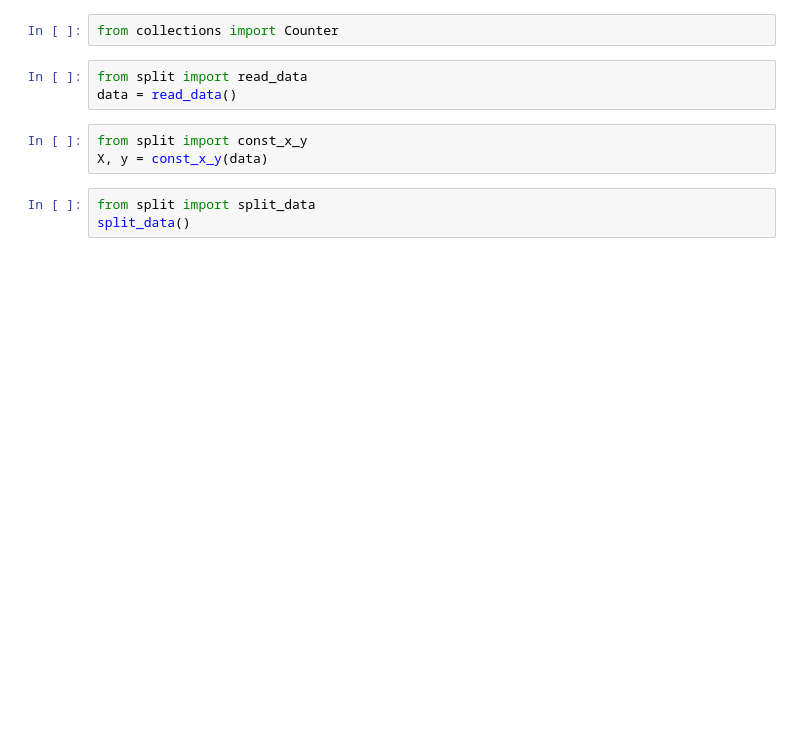
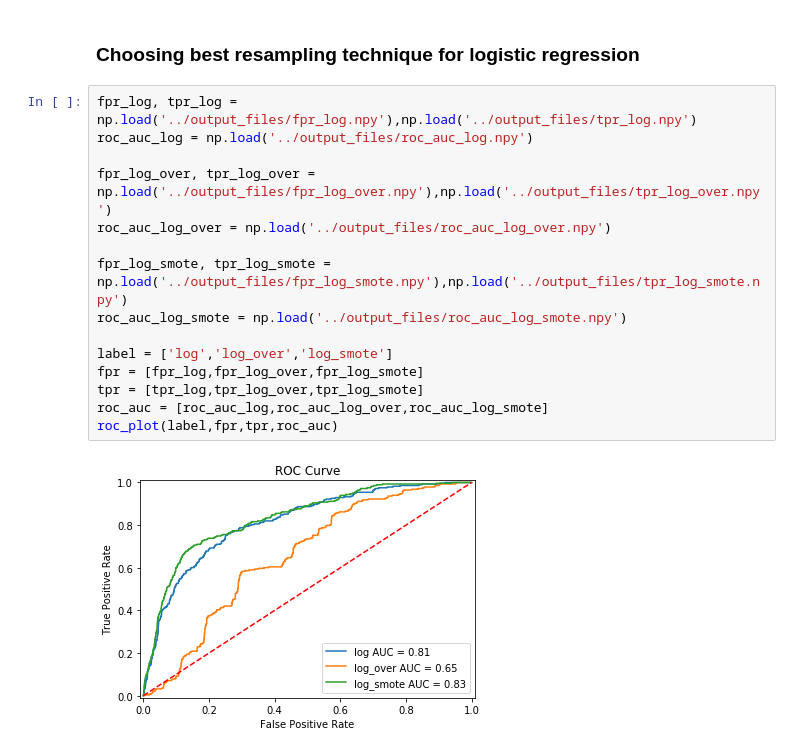
Before and after one commit to KoralleB/CA_Vehicle, a Jupyter notebook: notebook/ModelPlots.ipynb, the cells around one changed output. Drawn from its saved outputs; the diff is of its cells as text; blank space fills up the shorter version.

```diff
--- a/notebook/ModelPlots.ipynb
+++ b/notebook/ModelPlots.ipynb
@@ -14,13 +15,21 @@ from model_plot import conf_mat
 from model_plot import var_imp
-# %%
-from collections import Counter
-# %%
-from split import read_data
-data = read_data()
-# %%
-from split import const_x_y
-X, y = const_x_y(data)
-# %%
-from split import split_data
-split_data()
+# %% [markdown]
+### Choosing best resampling technique for logistic regression
+# %%
+fpr_log, tpr_log = np.load('../output_files/fpr_log.npy'),np.load('../output_files/tpr_log.npy')
+roc_auc_log = np.load('../output_files/roc_auc_log.npy')
+
+fpr_log_over, tpr_log_over = np.load('../output_files/fpr_log_over.npy'),np.load('../output_files/tpr_log_over.npy')
+roc_auc_log_over = np.load('../output_files/roc_auc_log_over.npy')
+
+fpr_log_smote, tpr_log_smote = np.load('../output_files/fpr_log_smote.npy'),np.load('../output_files/tpr_log_smote.npy')
+roc_auc_log_smote = np.load('../output_files/roc_auc_log_smote.npy')
+
+label = ['log','log_over','log_smote']
+fpr = [fpr_log,fpr_log_over,fpr_log_smote]
+tpr = [tpr_log,tpr_log_over,tpr_log_smote]
+roc_auc = [roc_auc_log,roc_auc_log_over,roc_auc_log_smote]
+roc_plot(label,fpr,tpr,roc_auc)
+# %% [output]
+[figure, added]
 # %%
```
Also changed, not shown: parts of 26 cells of this notebook, 1 other file.
